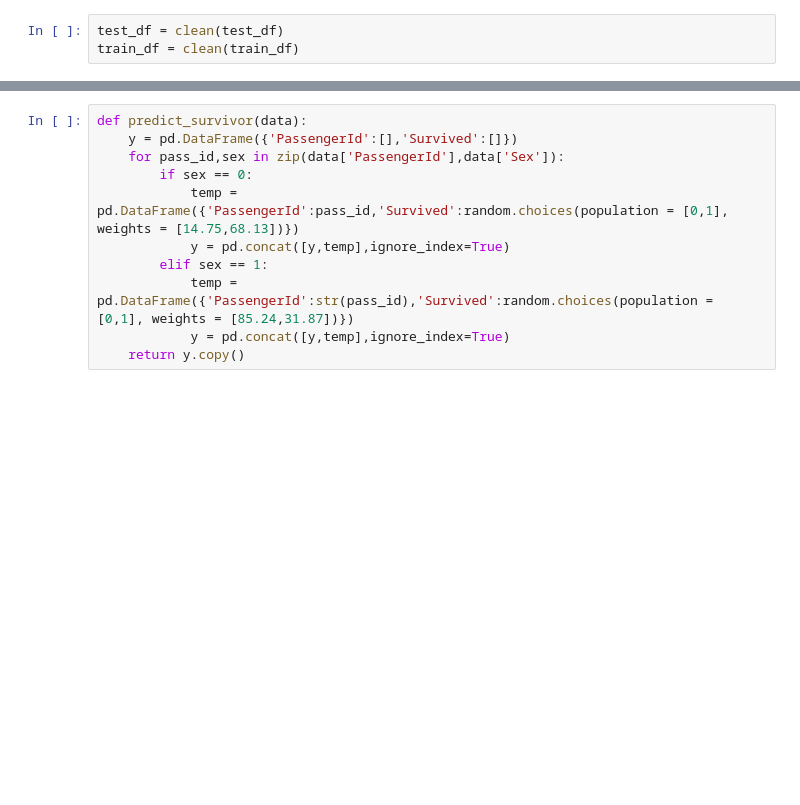
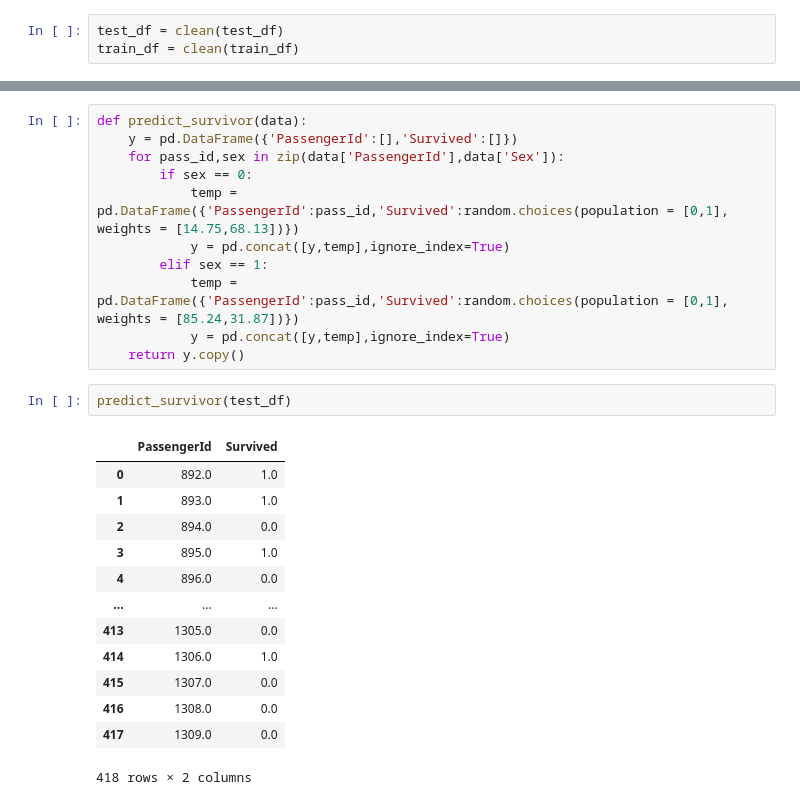
Before and after one commit to MehulChavan/Titanic_prediction, a Jupyter notebook: titanic-dataset-analyzation.ipynb, the cells around one changed output, grey strips where cells are left out. Saved outputs shown, nothing was run; the diff lists cells and outputs as text; blank space fills up the shorter version.

```diff
--- a/titanic-dataset-analyzation.ipynb
+++ b/titanic-dataset-analyzation.ipynb
@@ -108,6 +201,22 @@ def predict_survivor(data):
             temp = pd.DataFrame({'PassengerId':pass_id,'Survived':random.choices(population = [0,1], weights = [14.75,68.13])})
             y = pd.concat([y,temp],ignore_index=True)
         elif sex == 1:
-            temp = pd.DataFrame({'PassengerId':str(pass_id),'Survived':random.choices(population = [0,1], weights = [85.24,31.87])})
+            temp = pd.DataFrame({'PassengerId':pass_id,'Survived':random.choices(population = [0,1], weights = [85.24,31.87])})
             y = pd.concat([y,temp],ignore_index=True)
     return y.copy()
+# %%
+predict_survivor(test_df)
+# %% [output]
+|  | PassengerId | Survived |
+| 0 | 892.0 | 1.0 |
+| 1 | 893.0 | 1.0 |
+| 2 | 894.0 | 0.0 |
+| 3 | 895.0 | 1.0 |
+| 4 | 896.0 | 0.0 |
+| ... | ... | ... |
+| 413 | 1305.0 | 0.0 |
+| 414 | 1306.0 | 1.0 |
+| 415 | 1307.0 | 0.0 |
+| 416 | 1308.0 | 0.0 |
+| 417 | 1309.0 | 0.0 |
+418 rows × 2 columns
```
Also changed, not shown: parts of 20 cells of this notebook.
